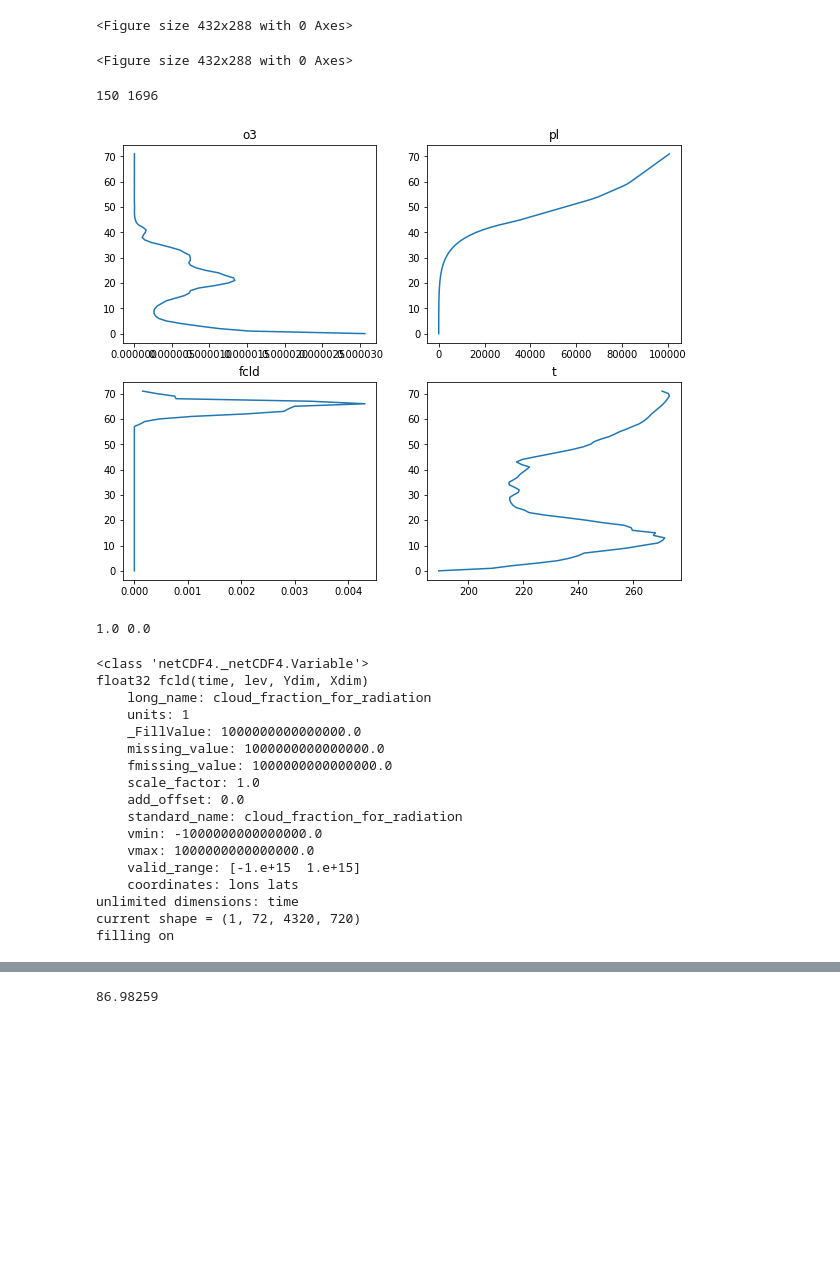
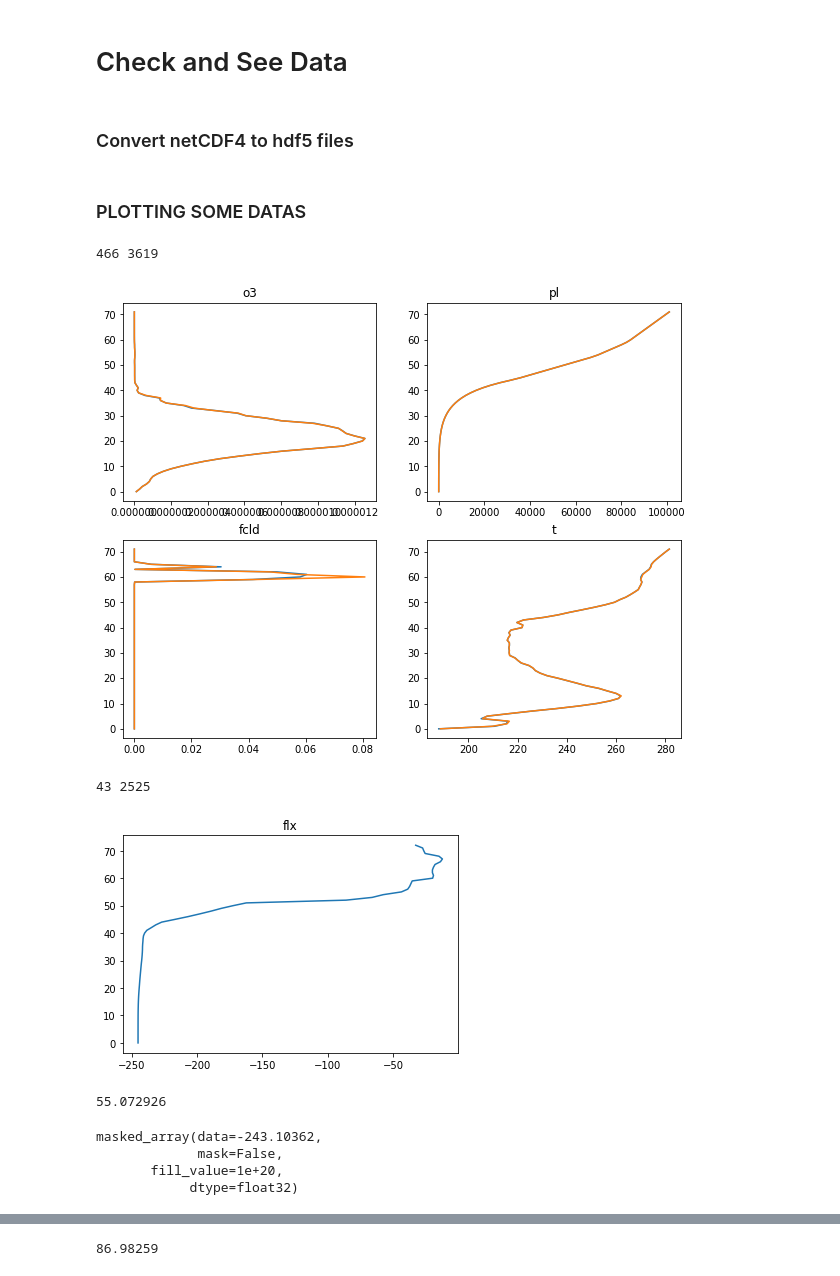
Before and after one commit to VIsh76/FLX_NN_emulation, a Jupyter notebook: DataChecking.ipynb, the cells around one changed output, grey strips where cells are left out. Saved outputs shown, nothing was run; the diff lists cells and outputs as text; code cells hidden in the pictures; blank space fills up the shorter version.

```diff
--- a/DataChecking.ipynb
+++ b/DataChecking.ipynb
@@ -41,6 +1,4 @@ b = 86.98259
-# %%
-fig = plt.figure()
-fig.plt
-# %% [output]
-<Figure size 432x288 with 0 Axes>
-<Figure size 432x288 with 0 Axes>
+# %% [markdown]
+# Check and See Data
+# %% [markdown]
+### Convert netCDF4 to hdf5 files
@@ -47,3 +8,5 @@ fig.plt
+# %% [markdown]
+### PLOTTING SOME DATAS
 # %%
 import matplotlib.pyplot as plt
 import matplotlib.cm as cm
@@ -56,38 +19,37 @@ print(idx, idy)
 fig = plt.figure( figsize=(10, 8))
 ax1 = fig.add_subplot(221)
 plt.plot(x["o3"][0,:,idy,idx], np.arange(72)); plt.title("o3")
+plt.plot(x["o3"][0,:,idy-1,idx], np.arange(72)); plt.title("o3")
 ax2 = fig.add_subplot(222)
 plt.plot(x["pl"][0,:,idy,idx], np.arange(72)); plt.title("pl")
+plt.plot(x["pl"][0,:,idy-1,idx], np.arange(72)); plt.title("pl")
 ax3 = fig.add_subplot(223)
 plt.plot(x["fcld"][0,:,idy,idx], np.arange(72)); plt.title("fcld")
+plt.plot(x["fcld"][0,:,idy-1,idx], np.arange(72)); plt.title("fcld")
 ax4 = fig.add_subplot(224)
 plt.plot(x["t"][0,:,idy,idx], np.arange(72)); plt.title("t")
+plt.plot(x["t"][0,:,idy-1,idx], np.arange(72)); plt.title("t")
 
 plt.show()
 # %% [output]
-150 1696
+466 3619
-[figure, old version]
+[figure, new version]
-# %%
-print(np.max(x['fcld']), np.min(x['fcld']))
-# %% [output]
-1.0 0.0
-# %%
-x['fcld']
-# %% [output]
-<class 'netCDF4._netCDF4.Variable'>
-float32 fcld(time, lev, Ydim, Xdim)
-    long_name: cloud_fraction_for_radiation
-    units: 1
-    _FillValue: 1000000000000000.0
-    missing_value: 1000000000000000.0
-    fmissing_value: 1000000000000000.0
-    scale_factor: 1.0
-    add_offset: 0.0
-    standard_name: cloud_fraction_for_radiation
-    vmin: -1000000000000000.0
-    vmax: 1000000000000000.0
-    valid_range: [-1.e+15  1.e+15]
-    coordinates: lons lats
-unlimited dimensions: time
-current shape = (1, 72, 4320, 720)
-filling on
+# %%
+print(idx,idy)
+#plt.plot(np.flip(y["flx"][0, 0:-1 ,idy,idx])-np.flip(y["flx"][0,1:,idy,idx]), np.arange(72)); plt.title("flx");
+plt.plot(y["flx"][0,:,idy-1,idx], np.arange(73)); plt.title("flx");
+# %% [output]
+43 2525
+[figure, added]
+# %%
+np.max(y['flx'][:,-1])
+# %% [output]
+55.072926
+# %%
+y["flx"][0,0,idy,idx]
+y["flx"][0,1,idy,idx]
+# %% [output]
+masked_array(data=-243.10362,
+             mask=False,
+       fill_value=1e+20,
+            dtype=float32)
```
Also changed, not shown: parts of 16 cells of this notebook, 8 other files.
